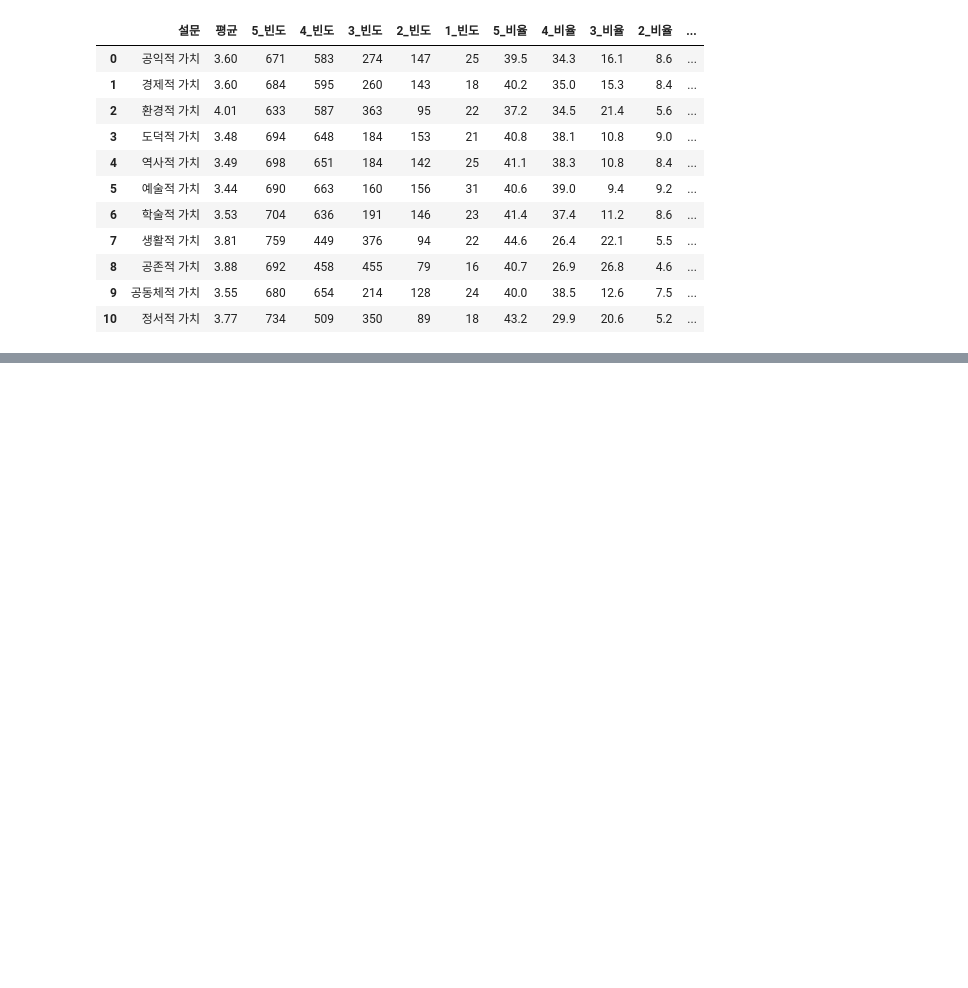
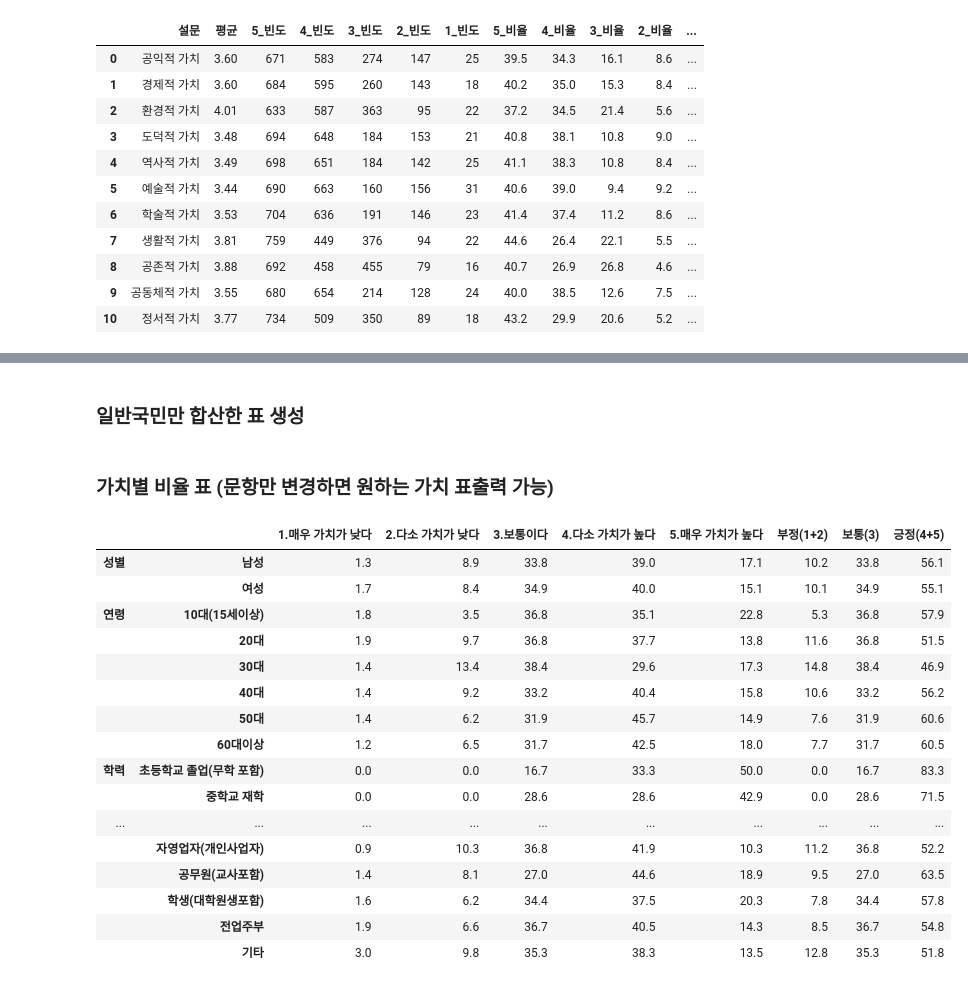
Before and after one commit to DDalaDDula/Card_Consumption_Pattern_Analysis_Dashboard, a Jupyter notebook: analysis_mult.ipynb, the cells around one changed output, grey strips where cells are left out. Saved outputs shown, nothing was run; the diff lists cells and outputs as text; code cells hidden in the pictures; blank space fills up the shorter version.

```diff
--- a/analysis_mult.ipynb
+++ b/analysis_mult.ipynb
@@ -754,10 +167,0 @@ fig.show()
-# %%
-# 응답자 특성별 표 정리
-q3 = list(Q3_map.values())
-combined_list = q3
-column_lst = []
-for i in combined_list:
-    column_lst.append("%s-빈도"%i)
-    column_lst.append("%s-비율"%i)
-resp_map_df = pd.DataFrame(columns = column_lst)
-resp_map_df
@@ -882,0 +390,2 @@ resp_map_df
+# %% [markdown]
+### 일반국민만 합산한 표 생성
@@ -882,0 +426,2 @@ resp_map_df
+# %% [markdown]
+### 가치별 비율 표 (문항만 변경하면 원하는 가치 표출력 가능)
@@ -882,0 +435,66 @@ resp_map_df
+# %%
+# 응답자 특성별 표 정리
+q4_map = {'1':'1.매우 가치가 낮다', '2':'2.다소 가치가 낮다', '3':'3.보통이다', '4':'4.다소 가치가 높다', '5':'5.매우 가치가 높다'}
+q4 = ['1.매우 가치가 낮다', '2.다소 가치가 낮다', '3.보통이다', '4.다소 가치가 높다', '5.매우 가치가 높다', '부정(1+2)', '보통(3)', '긍정(4+5)']
+resp_map_df = pd.DataFrame(columns = q4)
+
+# 응답자 설문 리스트 정의
+sq_lst = list(Resp_Character.keys())
+# 응답자 매핑 딕셔너리 정의
+sq_dic = {'성별': 'SQ1', '연령': 'SQ2_1', '학력': 'SQ3', '거주지역': 'SQ4', '직업': 'SQ5'}
+
+# 멀티인덱스를 위한 리스트 생성
+mult_idx = []
+
+for sq in sq_lst:
+    for val in list(Resp_Character[sq].values()):
+        # 멀티인덱스 추가
+        mult_idx.append(sq)
+        # 'SQ1' 열의 값으로 필터링 및 평균계산
+        filtered_rows = df_common_4[df_common_4[sq_dic[sq]] == val].reset_index(drop=True)
+        frequency_rate_df = filtered_rows['Q4_1'].value_counts().reset_index()
+        frequency_rate_df.columns = ['값', '빈도']
+        frequency_rate_df['값'] = map_val(frequency_rate_df['값'], q4_map)
+        frequency_rate_df['비율'] = round((frequency_rate_df['빈도'] / frequency_rate_df['빈도'].sum())*100,1)
+        frequency_rate_df = frequency_rate_df.set_index(keys='값')
+
+        resp_map = {}
+        for i in resp_map_df.columns:
+            resp_map[i] = [0.0]
+        for i in resp_map_df.columns[:5]:
+            try:
+                resp_map[i][0] = frequency_rate_df.loc[i, '비율']
+            except:
+                pass
+        for i in resp_map_df.columns[5:]:
+            try:
+                f,s = i.split('+')
+                resp_map[i][0] = resp_map[q4_map[f[-1]]][0] + resp_map[q4_map[s[0]]][0]
+            except:
+                f = i.split('(')[1][0]
+                resp_map[i][0] = resp_map[q4_map[f]][0]
+        else:
+            resp_map = pd.DataFrame(resp_map)
+            resp_map.index = [val]
+            resp_map_df = pd.concat([resp_map_df,resp_map])
+# 멀티인덱스 생성
+resp_map_df.set_index([mult_idx, resp_map_df.index], inplace=True)
+resp_map_df
+# %% [output]
+|  |  | 1.매우 가치가 낮다 | 2.다소 가치가 낮다 | 3.보통이다 | 4.다소 가치가 높다 | 5.매우 가치가 높다 | 부정(1+2) | 보통(3) | 긍정(4+5) |
+| 성별 | 남성 | 1.3 | 8.9 | 33.8 | 39.0 | 17.1 | 10.2 | 33.8 | 56.1 |
+|  | 여성 | 1.7 | 8.4 | 34.9 | 40.0 | 15.1 | 10.1 | 34.9 | 55.1 |
+| 연령 | 10대(15세이상) | 1.8 | 3.5 | 36.8 | 35.1 | 22.8 | 5.3 | 36.8 | 57.9 |
+|  | 20대 | 1.9 | 9.7 | 36.8 | 37.7 | 13.8 | 11.6 | 36.8 | 51.5 |
+|  | 30대 | 1.4 | 13.4 | 38.4 | 29.6 | 17.3 | 14.8 | 38.4 | 46.9 |
+|  | 40대 | 1.4 | 9.2 | 33.2 | 40.4 | 15.8 | 10.6 | 33.2 | 56.2 |
+|  | 50대 | 1.4 | 6.2 | 31.9 | 45.7 | 14.9 | 7.6 | 31.9 | 60.6 |
+|  | 60대이상 | 1.2 | 6.5 | 31.7 | 42.5 | 18.0 | 7.7 | 31.7 | 60.5 |
+| 학력 | 초등학교 졸업(무학 포함) | 0.0 | 0.0 | 16.7 | 33.3 | 50.0 | 0.0 | 16.7 | 83.3 |
+|  | 중학교 재학 | 0.0 | 0.0 | 28.6 | 28.6 | 42.9 | 0.0 | 28.6 | 71.5 |
+| ... | ... | ... | ... | ... | ... | ... | ... | ... | ... |
+|  | 자영업자(개인사업자) | 0.9 | 10.3 | 36.8 | 41.9 | 10.3 | 11.2 | 36.8 | 52.2 |
+|  | 공무원(교사포함) | 1.4 | 8.1 | 27.0 | 44.6 | 18.9 | 9.5 | 27.0 | 63.5 |
+|  | 학생(대학원생포함) | 1.6 | 6.2 | 34.4 | 37.5 | 20.3 | 7.8 | 34.4 | 57.8 |
+|  | 전업주부 | 1.9 | 6.6 | 36.7 | 40.5 | 14.3 | 8.5 | 36.7 | 54.8 |
+|  | 기타 | 3.0 | 9.8 | 35.3 | 38.3 | 13.5 | 12.8 | 35.3 | 51.8 |
```
Also changed, not shown: parts of 64 cells of this notebook, 1 other file.
